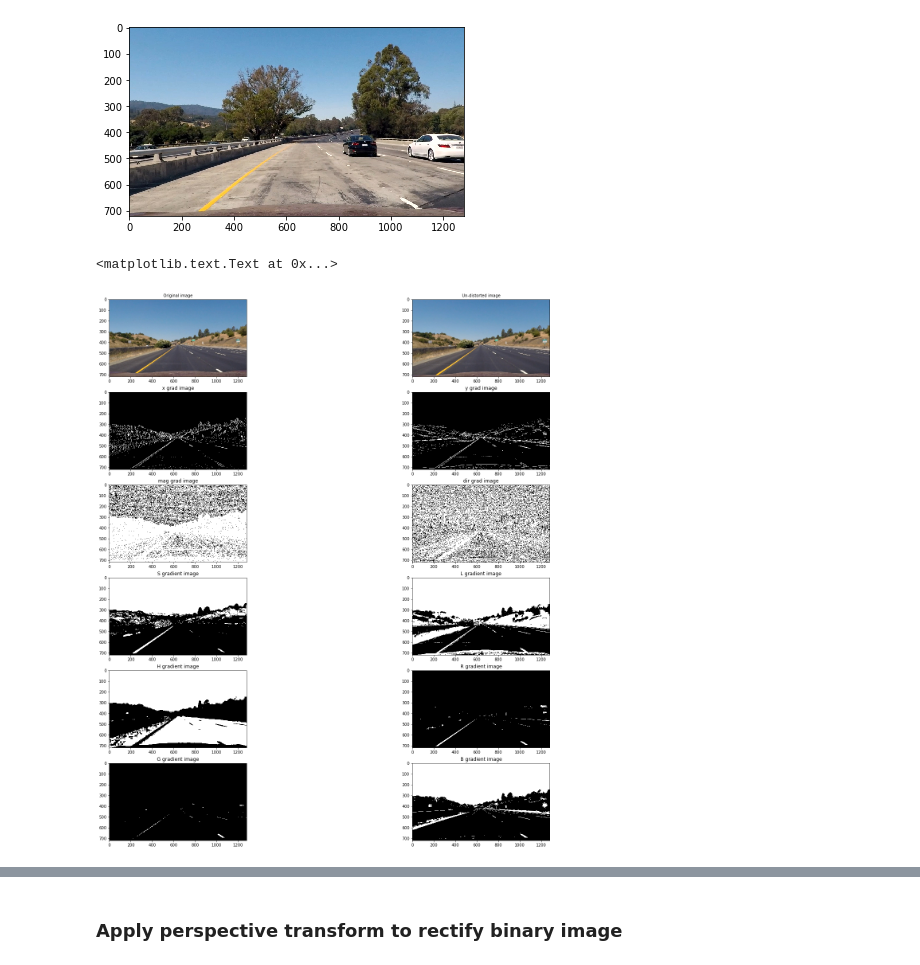
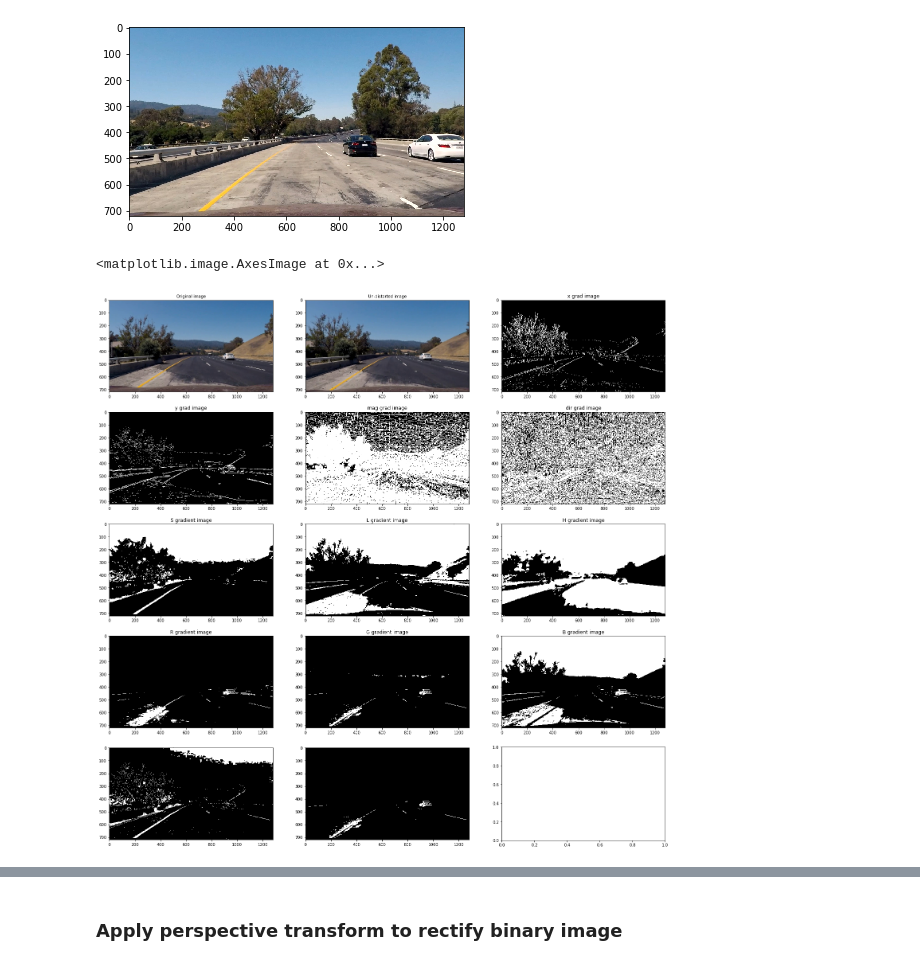
Before and after one commit to rajkuma2011/CarND-Advanced-Lane-Lines, a Jupyter notebook: Advance Lane Finding.ipynb, the cells around one changed output, grey strips where cells are left out. Drawn from its saved outputs; the diff is of its cells as text; code cells hidden in the pictures.

Commit message:
Adding pipeline for lane detection

```diff
--- a/Advance Lane Finding.ipynb
+++ b/Advance Lane Finding.ipynb
@@ -143,0 +155,9 @@ def rgb_select(img, channel = 'r', thresh_min = 0, thresh_max = 255):
+# %%
+def detect_color_of_lane(img):
+    r_select_binary = rgb_select(img=img, channel='r', thresh_min=160, thresh_max=255)
+    g_select_binary = rgb_select(img=img, channel='g', thresh_min=160, thresh_max=255)
+    l_remove_shadow = hls_select(img=img, channel='l', thresh_min=110, thresh_max=255)
+    lane_color = np.zeros_like(r_select_binary)
+    lane_color[(r_select_binary == 1) & (g_select_binary == 1) & (l_remove_shadow == 1)] = 1
+
+    return lane_color
@@ -144,7 +179,9 @@ def rgb_select(img, channel = 'r', thresh_min = 0, thresh_max = 255):
 # %%
 lane_image = cv2.imread('test_images/straight_lines1.jpg')
 #lane_image = cv2.imread('test_images/test4.jpg')
+#lane_image = failed_img
 lane_image = cv2.cvtColor(lane_image, cv2.COLOR_BGR2RGB)
+lane_image = failed_img
 lane_image_undist = get_undistored(lane_image, cam_mtx, cam_dist)
 
 x_gradient_img = RGB_image_gradient(lane_image_undist, 'x', thresh_min=10, thresh_max=200)
@@ -157,53 +194,60 @@ direction_gradient_img = direction_gradient(lane_image_undist, sobel_kernel=15,
 
 s_gradient_img = hls_select(lane_image_undist,channel='s', thresh_min=80, thresh_max=255)
 
-l_gradient_img = hls_select(lane_image_undist, channel='l', thresh_min=100, thresh_max=255)
+l_gradient_img = hls_select(lane_image_undist, channel='l', thresh_min=110, thresh_max=255)
 
 h_gradient_img = hls_select(lane_image_undist, channel='h', thresh_min=100, thresh_max=170)
 
-r_gradient_img = rgb_select(lane_image_undist, channel='r', thresh_min=200, thresh_max=255)
+r_gradient_img = rgb_select(lane_image_undist, channel='r', thresh_min=160, thresh_max=255)
 
-g_gradient_img = rgb_select(lane_image_undist, channel='g', thresh_min=200, thresh_max=255)
+g_gradient_img = rgb_select(lane_image_undist, channel='g', thresh_min=160, thresh_max=255)
 
 b_gradient_img = rgb_select(lane_image_undist, channel='b', thresh_min=120, thresh_max=255)
+
+lane_shape = detect_shape_of_lane(lane_image_undist)
+lane_color = detect_color_of_lane(lane_image_undist)
 # %%
 #Displaying all thresholding image
-fig, axis = plt.subplots(6, 2, figsize=(25, 25))
+fig, axis = plt.subplots(5, 3, figsize=(25, 25))
 axis[0, 0].imshow(lane_image)
 axis[0, 0].set_title('Original image', fontsize =10)
 
 axis[0, 1].imshow(lane_image_undist)
 axis[0, 1].set_title('Un-distorted image', fontsize = 10)
 
-axis[1, 0].imshow(x_gradient_img, 'gray')
-axis[1, 0].set_title('x grad image')
+axis[0, 2].imshow(x_gradient_img, 'gray')
+axis[0, 2].set_title('x grad image')
 
-axis[1, 1].imshow(y_gradient_img, 'gray')
-axis[1, 1].set_title('y grad image')
+axis[1, 0].imshow(y_gradient_img, 'gray')
+axis[1, 0].set_title('y grad image')
 
-axis[2, 0].imshow(magnitude_gradient_img, 'gray')
-axis[2, 0].set_title('mag grad image')
+axis[1, 1].imshow(magnitude_gradient_img, 'gray')
+axis[1, 1].set_title('mag grad image')
 
-axis[2, 1].imshow(direction_gradient_img, 'gray')
-axis[2, 1].set_title('dir grad image')
+axis[1, 2].imshow(direction_gradient_img, 'gray')
+axis[1, 2].set_title('dir grad image')
 
-axis[3, 0].imshow(s_gradient_img, 'gray')
-axis[3, 0].set_title('S gradient image')
+axis[2, 0].imshow(s_gradient_img, 'gray')
+axis[2, 0].set_title('S gradient image')
 
-axis[3,1].imshow(l_gradient_img, 'gray')
-axis[3,1].set_title('L gradient image')
+axis[2,1].imshow(l_gradient_img, 'gray')
+axis[2,1].set_title('L gradient image')
 
-axis[4, 0].imshow(h_gradient_img, 'gray')
-axis[4, 0].set_title('H gradient image')
+axis[2, 2].imshow(h_gradient_img, 'gray')
+axis[2, 2].set_title('H gradient image')
 
-axis[4, 1].imshow(r_gradient_img, 'gray')
-axis[4, 1].set_title('R gradient image')
+axis[3, 0].imshow(r_gradient_img, 'gray')
+axis[3, 0].set_title('R gradient image')
 
-axis[5, 0].imshow(g_gradient_img, 'gray')
-axis[5, 0].set_title('G gradient image')
+axis[3, 1].imshow(g_gradient_img, 'gray')
+axis[3, 1].set_title('G gradient image')
 
-axis[5, 1].imshow(b_gradient_img, 'gray')
-axis[5, 1].set_title('B gradient image')
+axis[3, 2].imshow(b_gradient_img, 'gray')
+axis[3, 2].set_title('B gradient image')
+
+axis[4,0].imshow(lane_shape, 'gray')
+
+axis[4, 1].imshow(lane_color, 'gray')
 # %% [output]
-<matplotlib.text.Text at 0x...>
+<matplotlib.image.AxesImage at 0x...>
-[figure, old version]
+[figure, new version]
```
Also changed, not shown: parts of 37 cells of this notebook.
